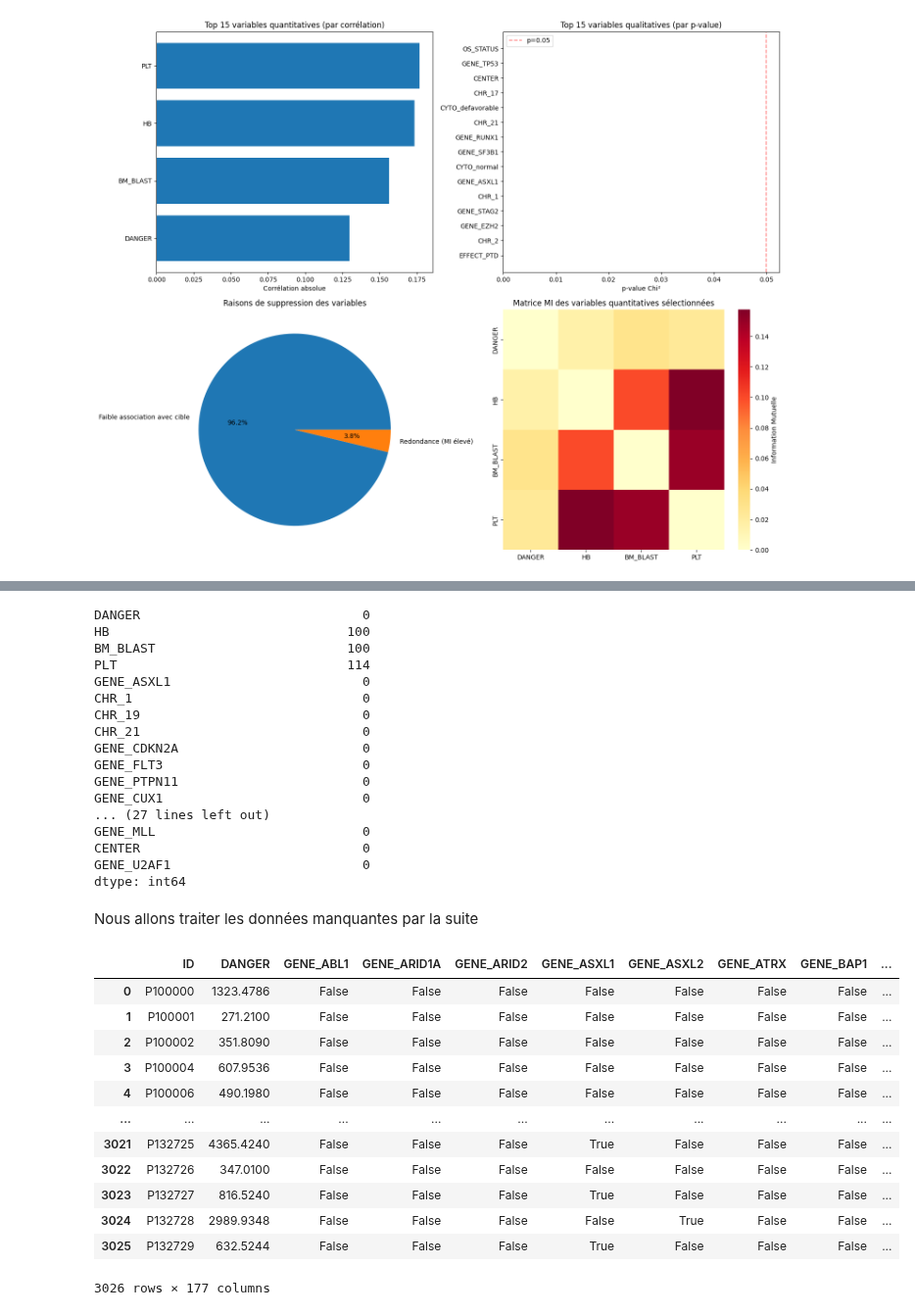
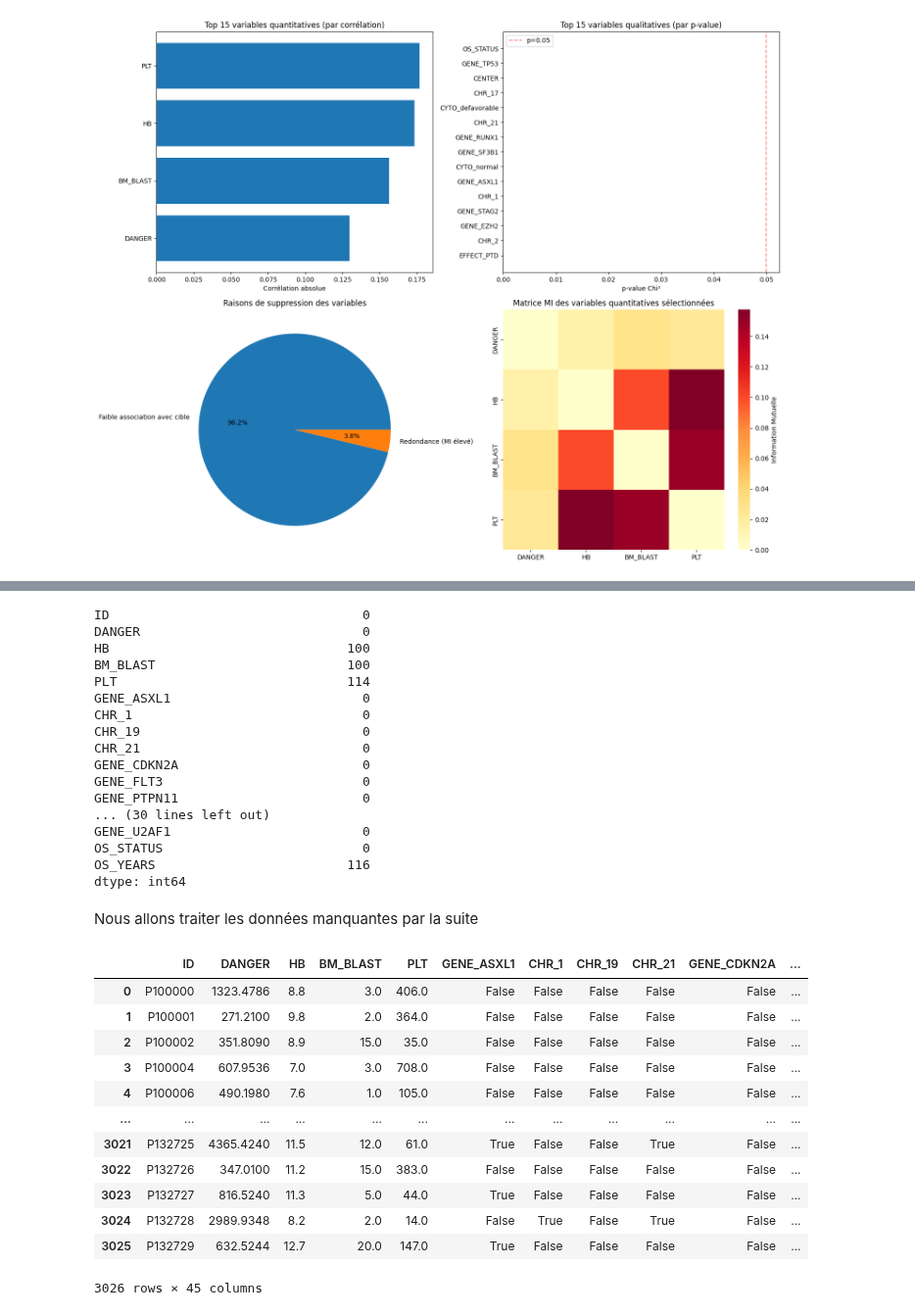
Before and after one commit to MouadQ793/leukemia-survival-calibration, a Jupyter notebook: final.ipynb, the cells around one changed output, grey strips where cells are left out. Shown at 98% size. Saved outputs shown, nothing was run; the diff lists cells and outputs as text; code cells hidden in the pictures.

Commit message:
Added pair generating, and saving processed data

```diff
--- a/final.ipynb
+++ b/final.ipynb
@@ -152,4 +154,5 @@ visualize_cleaning_results(resultats)
 # %%
 cols_for_training = resultats[1] + resultats[2]
-cols_for_training.remove("OS_STATUS")
-cols_for_training
+if "OS_STATUS" in cols_for_training:
+    cols_for_training.remove("OS_STATUS")
+cols_for_training = ["ID"] + cols_for_training + ["OS_STATUS", "OS_YEARS"]
@@ -174,6 +159,7 @@ cols_for_training
 # %%
 data.temporary[cols_for_training].isna().sum()
 # %% [output]
+ID                                 0
 DANGER                             0
 HB                               100
 BM_BLAST                         100
@@ -185,27 +171,26 @@ CHR_21                             0
 GENE_CDKN2A                        0
 GENE_FLT3                          0
 GENE_PTPN11                        0
-GENE_CUX1                          0
-... (27 lines left out)
-GENE_MLL                           0
-CENTER                             0
+... (30 lines left out)
 GENE_U2AF1                         0
+OS_STATUS                          0
+OS_YEARS                         116
 dtype: int64
 # %% [markdown]
 Nous allons traiter les données manquantes par la suite
 # %%
-data.save_data()
+data.save_data(cols = cols_for_training)
 # %% [output]
-|  | ID | DANGER | GENE_ABL1 | GENE_ARID1A | GENE_ARID2 | GENE_ASXL1 | GENE_ASXL2 | GENE_ATRX | GENE_BAP1 | ... |
-| 0 | P100000 | 1323.4786 | False | False | False | False | False | False | False | ... |
-| 1 | P100001 | 271.2100 | False | False | False | False | False | False | False | ... |
-| 2 | P100002 | 351.8090 | False | False | False | False | False | False | False | ... |
-| 3 | P100004 | 607.9536 | False | False | False | False | False | False | False | ... |
-| 4 | P100006 | 490.1980 | False | False | False | False | False | False | False | ... |
-| ... | ... | ... | ... | ... | ... | ... | ... | ... | ... | ... |
-| 3021 | P132725 | 4365.4240 | False | False | False | True | False | False | False | ... |
-| 3022 | P132726 | 347.0100 | False | False | False | False | False | False | False | ... |
-| 3023 | P132727 | 816.5240 | False | False | False | True | False | False | False | ... |
-| 3024 | P132728 | 2989.9348 | False | False | False | False | True | False | False | ... |
-| 3025 | P132729 | 632.5244 | False | False | False | True | False | False | False | ... |
+|  | ID | DANGER | HB | BM_BLAST | PLT | GENE_ASXL1 | CHR_1 | CHR_19 | CHR_21 | GENE_CDKN2A | ... |
+| 0 | P100000 | 1323.4786 | 8.8 | 3.0 | 406.0 | False | False | False | False | False | ... |
+| 1 | P100001 | 271.2100 | 9.8 | 2.0 | 364.0 | False | False | False | False | False | ... |
+| 2 | P100002 | 351.8090 | 8.9 | 15.0 | 35.0 | False | False | False | False | False | ... |
+| 3 | P100004 | 607.9536 | 7.0 | 3.0 | 708.0 | False | False | False | False | False | ... |
+| 4 | P100006 | 490.1980 | 7.6 | 1.0 | 105.0 | False | False | False | False | False | ... |
+| ... | ... | ... | ... | ... | ... | ... | ... | ... | ... | ... | ... |
+| 3021 | P132725 | 4365.4240 | 11.5 | 12.0 | 61.0 | True | False | False | True | False | ... |
+| 3022 | P132726 | 347.0100 | 11.2 | 15.0 | 383.0 | False | False | False | False | False | ... |
+| 3023 | P132727 | 816.5240 | 11.3 | 5.0 | 44.0 | True | False | False | False | False | ... |
+| 3024 | P132728 | 2989.9348 | 8.2 | 2.0 | 14.0 | False | True | False | True | False | ... |
+| 3025 | P132729 | 632.5244 | 12.7 | 20.0 | 147.0 | True | False | False | False | False | ... |
-3026 rows × 177 columns
+3026 rows × 45 columns
```
Also changed, not shown: parts of 5 cells of this notebook, 2 other files.
